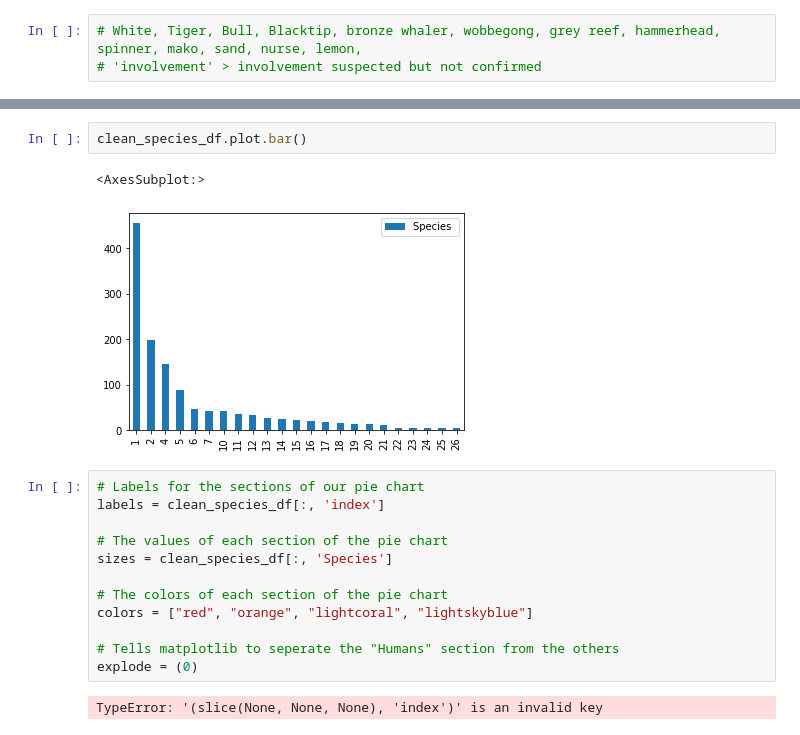
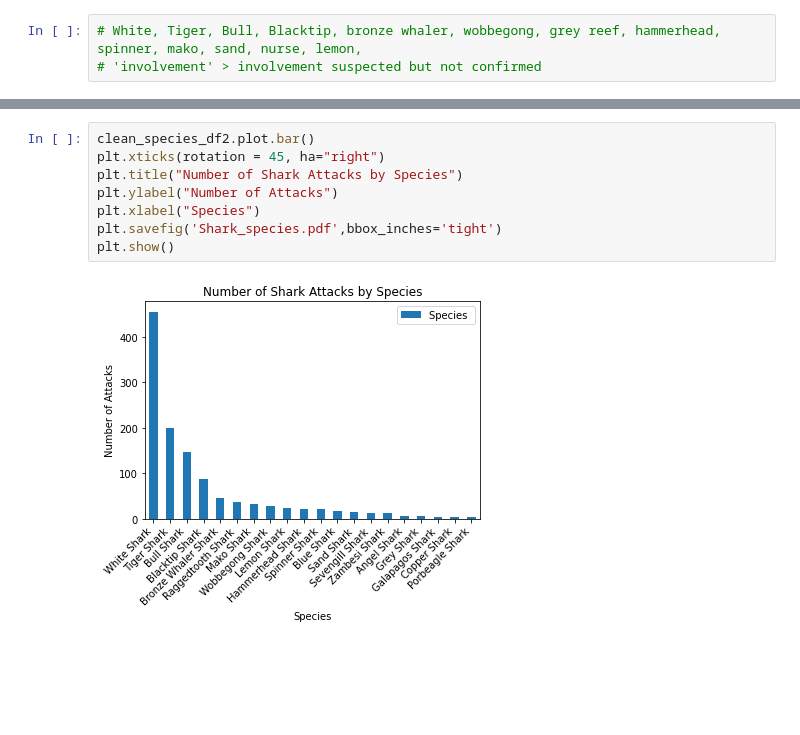
Before and after one commit to staceyj118/Shark-Attacks, a Jupyter notebook: Shark_Analysis.ipynb, the cells around one changed output, grey strips where cells are left out. Saved outputs shown, nothing was run; the diff lists cells and outputs as text; blank space fills up the shorter version.

```diff
--- a/Shark_Analysis.ipynb
+++ b/Shark_Analysis.ipynb
@@ -175,19 +194,10 @@ clean_species_df.reset_index().drop(['level_0'], axis=1)
-# %%
-clean_species_df.plot.bar()
-# %% [output]
-<AxesSubplot:>
-[figure, removed]
-# %%
-# Labels for the sections of our pie chart
-labels = clean_species_df[:, 'index']
-
-# The values of each section of the pie chart
-sizes = clean_species_df[:, 'Species']
-
-# The colors of each section of the pie chart
-colors = ["red", "orange", "lightcoral", "lightskyblue"]
-
-# Tells matplotlib to seperate the "Humans" section from the others
-explode = (0)
-# %% [output]
-TypeError: '(slice(None, None, None), 'index')' is an invalid key
+# %%
+clean_species_df2.plot.bar()
+plt.xticks(rotation = 45, ha="right")
+plt.title("Number of Shark Attacks by Species")
+plt.ylabel("Number of Attacks")
+plt.xlabel("Species")
+plt.savefig('Shark_species.pdf',bbox_inches='tight')
+plt.show()
+# %% [output]
+[figure, added]
```
Also changed, not shown: parts of 3 cells of this notebook, 1 other file.
